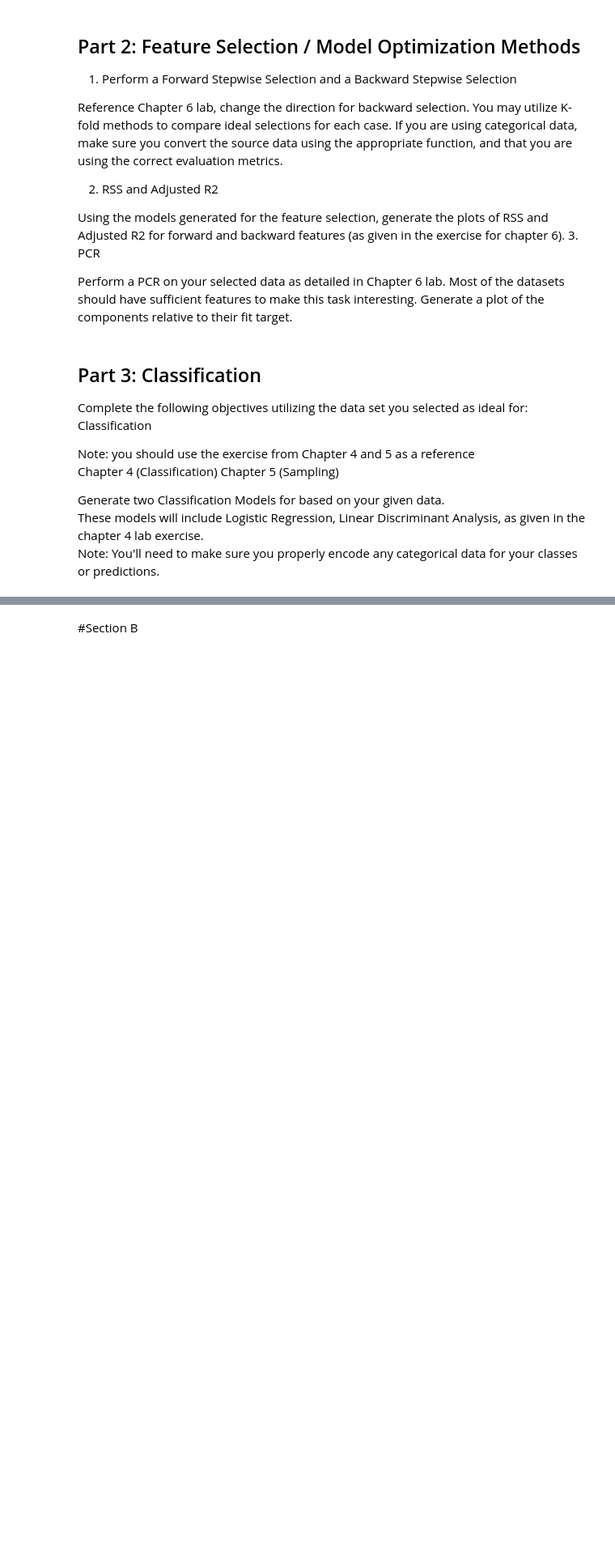
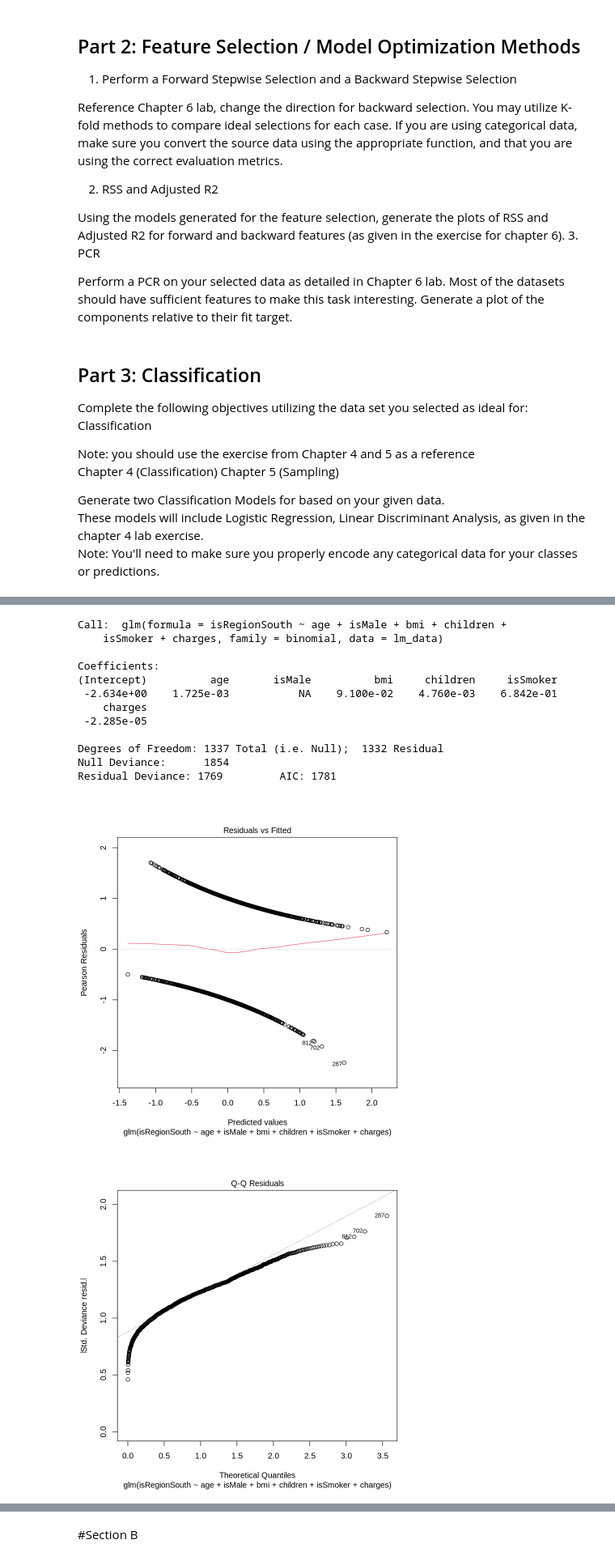
Before and after one commit to joelvinas/COMP-SCI_5565, a Jupyter notebook: Final Project/src/JVinas_COMPSCI_5565_FinalProject.ipynb, the cells around one changed output, grey strips where cells are left out. Shown at 81% size. Saved outputs shown, nothing was run; the diff lists cells and outputs as text; code cells hidden in the pictures; blank space fills up the shorter version.

```diff
--- a/Final Project/src/JVinas_COMPSCI_5565_FinalProject.ipynb
+++ b/Final Project/src/JVinas_COMPSCI_5565_FinalProject.ipynb
@@ -215,0 +290,30 @@ Note: You'll need to make sure you properly encode any categorical data for your
+# %%
+lm_data <- insurance_data
+
+lm_data$isMale <- as.numeric(lm_data$sex == "Male")
+lm_data$isSmoker <- as.numeric(lm_data$smoker == "yes")
+lm_data$isRegionSouth <- as.numeric(lm_data$region == "southeast" | lm_data$region == "southwest" )
+
+logistic_model <- suppressWarnings(
+  glm(isRegionSouth ~ age + isMale + bmi + children + isSmoker + charges,
+    data = lm_data,
+    family = binomial)
+)
+
+logistic_model
+plot(logistic_model)
+# %% [output]
+Call:  glm(formula = isRegionSouth ~ age + isMale + bmi + children +
+    isSmoker + charges, family = binomial, data = lm_data)
+
+Coefficients:
+(Intercept)          age       isMale          bmi     children     isSmoker
+ -2.634e+00    1.725e-03           NA    9.100e-02    4.760e-03    6.842e-01
+    charges
+ -2.285e-05
+
+Degrees of Freedom: 1337 Total (i.e. Null);  1332 Residual
+Null Deviance:      1854
+Residual Deviance: 1769         AIC: 1781
+[figure, added]
+[figure, added]
```
Also changed, not shown: parts of 22 cells of this notebook.
